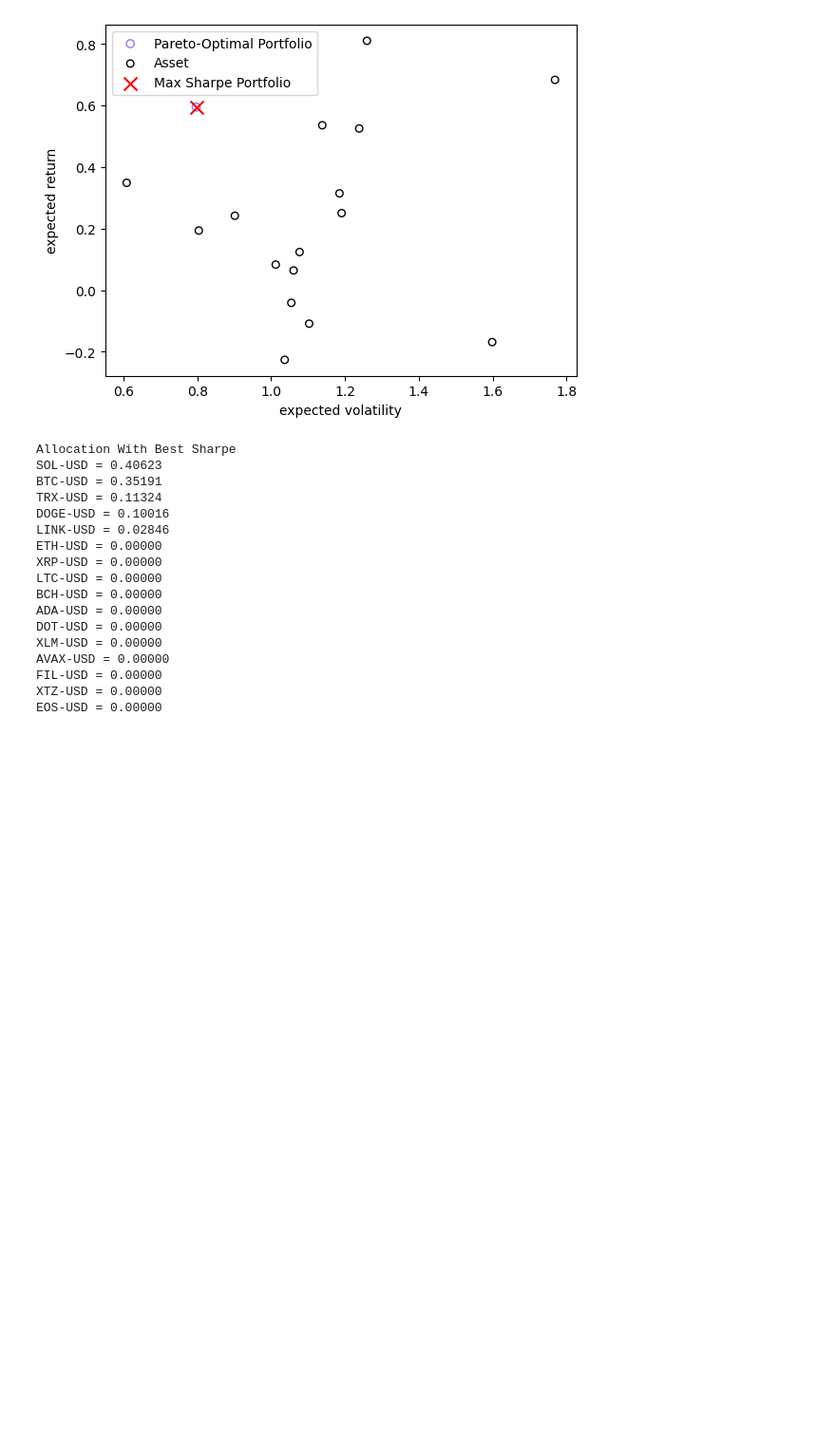
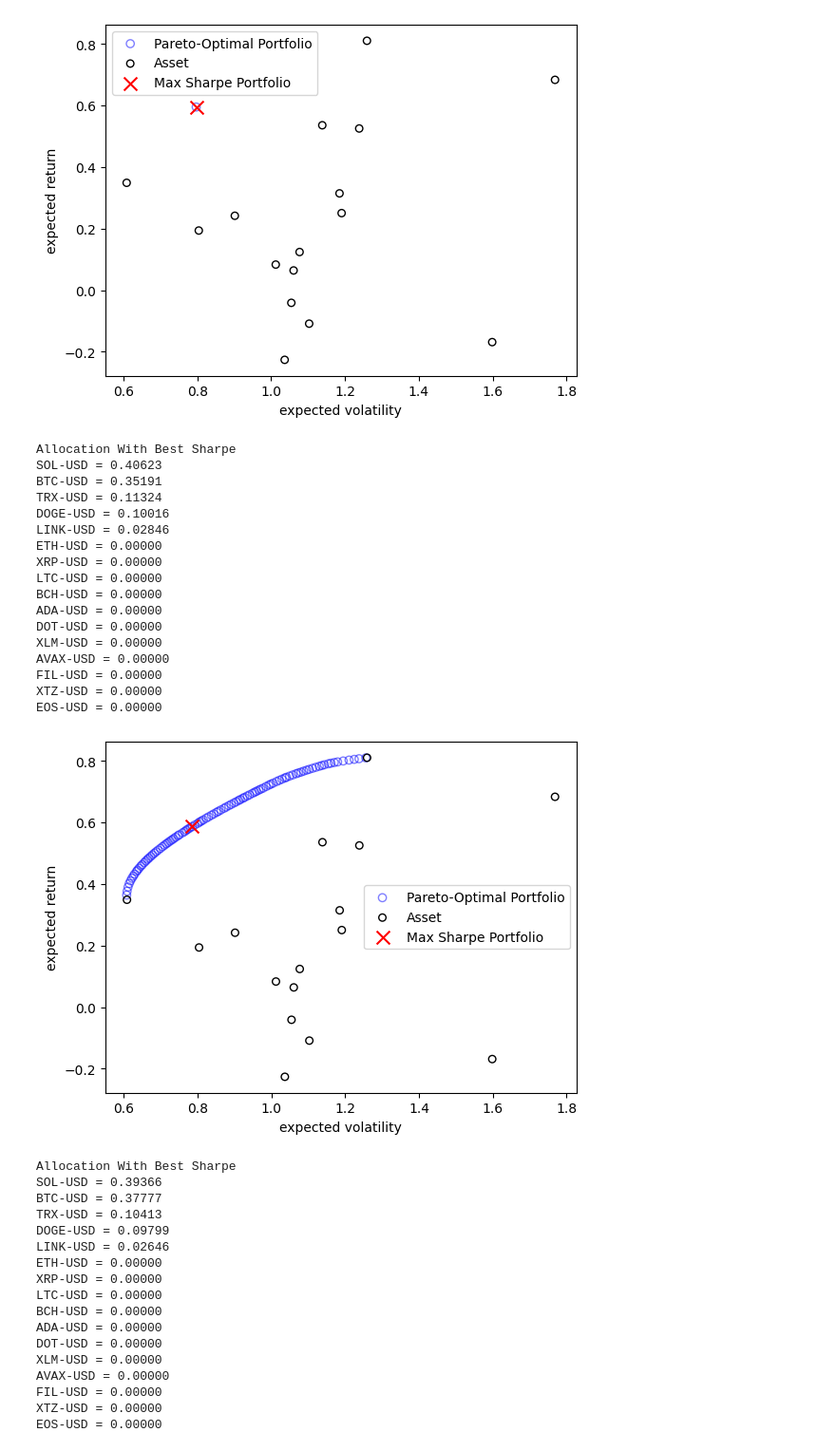
Before and after one commit to JoaoDelVecchio/Quantamental, a Jupyter notebook: Etapa 2/Estratégia 2.1/Estratégia 2.1.ipynb, the cells around one changed output. Shown at 95% size. Saved outputs shown, nothing was run; the diff lists cells and outputs as text; code cells hidden in the pictures; blank space fills up the shorter version.

```diff
--- a/Etapa 2/Estratégia 2.1/Estratégia 2.1.ipynb
+++ b/Etapa 2/Estratégia 2.1/Estratégia 2.1.ipynb
@@ -171,0 +215,41 @@ EOS-USD = 0.00000
+# %%
+# Apresentação dos Resultados
+X, F, sharpe = res.opt.get("X", "F", "sharpe") # o SMSEMOA retorna em F a fronteira de pareto
+F = F * [1, -1] # F=[exp_risk, -exp_return] *[1,-1]=[exp_risk, exp_return]
+max_sharpe = sharpe.argmax()
+
+plt.scatter(F[:, 0], F[:, 1], facecolor="none", edgecolors="blue", alpha=0.5, label="Pareto-Optimal Portfolio")
+plt.scatter(cov.diagonal() ** 0.5, mu, facecolor="none", edgecolors="black", s=30, label="Asset")
+plt.scatter(F[max_sharpe, 0], F[max_sharpe, 1], marker="x", s=100, color="red", label="Max Sharpe Portfolio")
+plt.legend()
+plt.xlabel("expected volatility")
+plt.ylabel("expected return")
+plt.show()
+
+import operator
+
+allocation = {name: w for name, w in zip(df.columns, X[max_sharpe])}
+allocation = sorted(allocation.items(), key=operator.itemgetter(1), reverse=True)
+
+print("Allocation With Best Sharpe")
+for name, w in allocation:
+    print(f"{name:<5} = {w:.5f}")
+# %% [output]
+[figure, added]
+Allocation With Best Sharpe
+SOL-USD = 0.39366
+BTC-USD = 0.37777
+TRX-USD = 0.10413
+DOGE-USD = 0.09799
+LINK-USD = 0.02646
+ETH-USD = 0.00000
+XRP-USD = 0.00000
+LTC-USD = 0.00000
+BCH-USD = 0.00000
+ADA-USD = 0.00000
+DOT-USD = 0.00000
+XLM-USD = 0.00000
+AVAX-USD = 0.00000
+FIL-USD = 0.00000
+XTZ-USD = 0.00000
+EOS-USD = 0.00000
```
Also changed, not shown: parts of 1 cell of this notebook, 4 other files.
